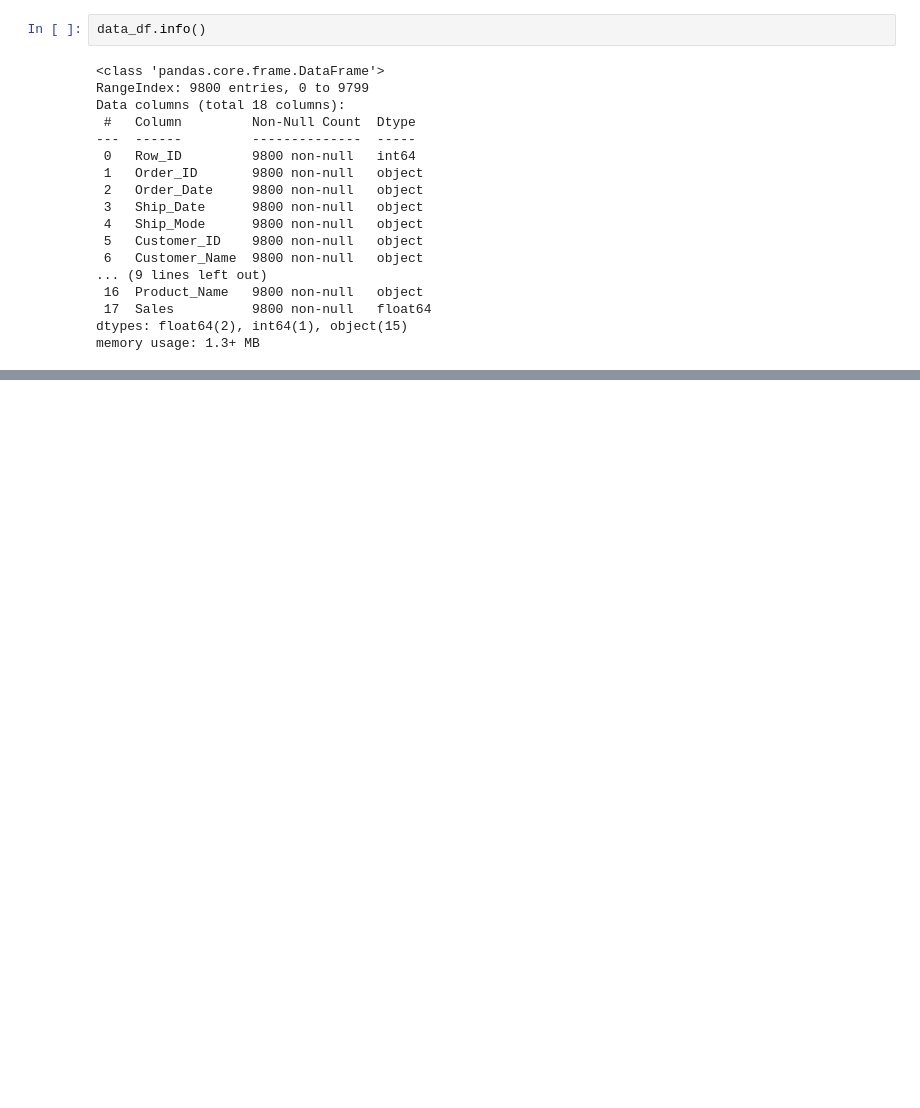
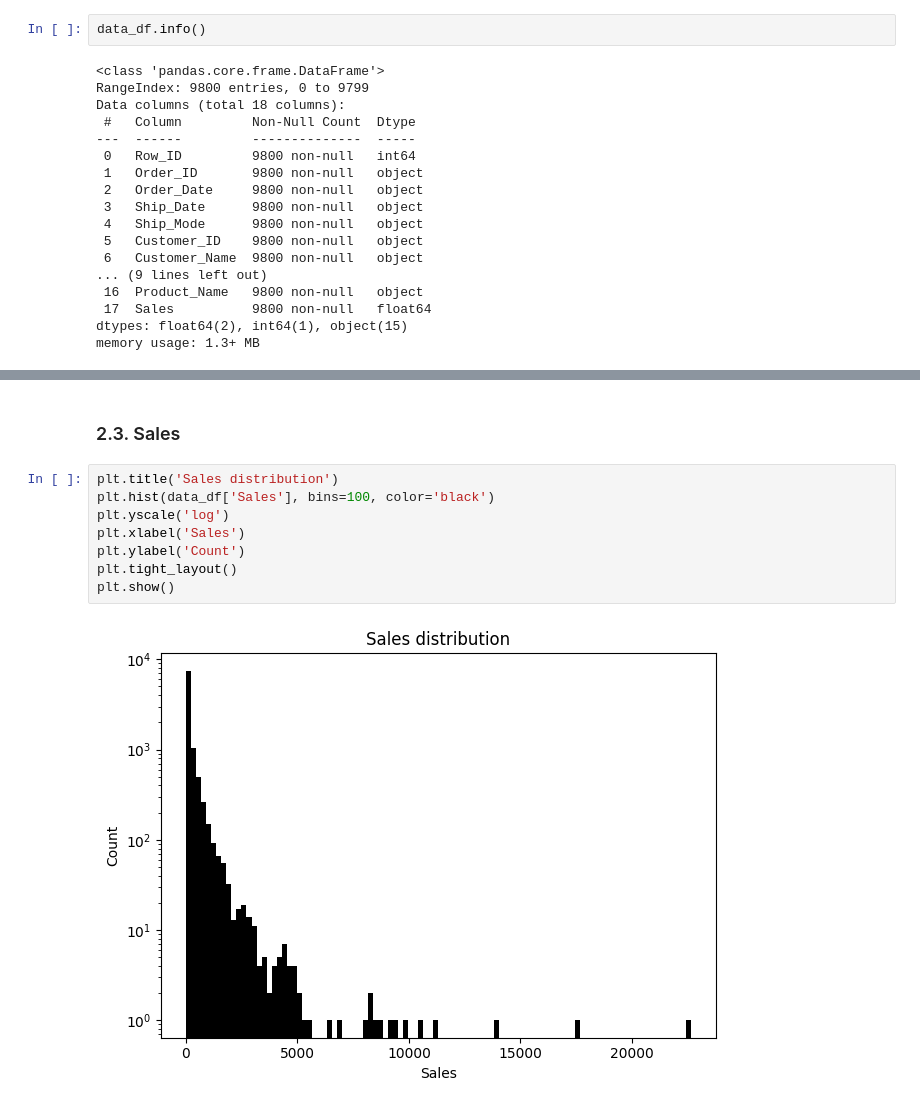
Before and after one commit to 4GeeksAcademy/gperdrizet-holmes-final-project, a Jupyter notebook: notebooks/01-EDA.ipynb, the cells around one changed output, grey strips where cells are left out. Drawn from its saved outputs; the diff is of its cells as text; blank space fills up the shorter version.

```diff
--- a/notebooks/01-EDA.ipynb
+++ b/notebooks/01-EDA.ipynb
@@ -100,0 +172,12 @@ dtype: int64
+# %% [markdown]
+### 2.3. Sales
+# %%
+plt.title('Sales distribution')
+plt.hist(data_df['Sales'], bins=100, color='black')
+plt.yscale('log')
+plt.xlabel('Sales')
+plt.ylabel('Count')
+plt.tight_layout()
+plt.show()
+# %% [output]
+[figure, added]
```
Also changed, not shown: parts of 60 cells of this notebook.
